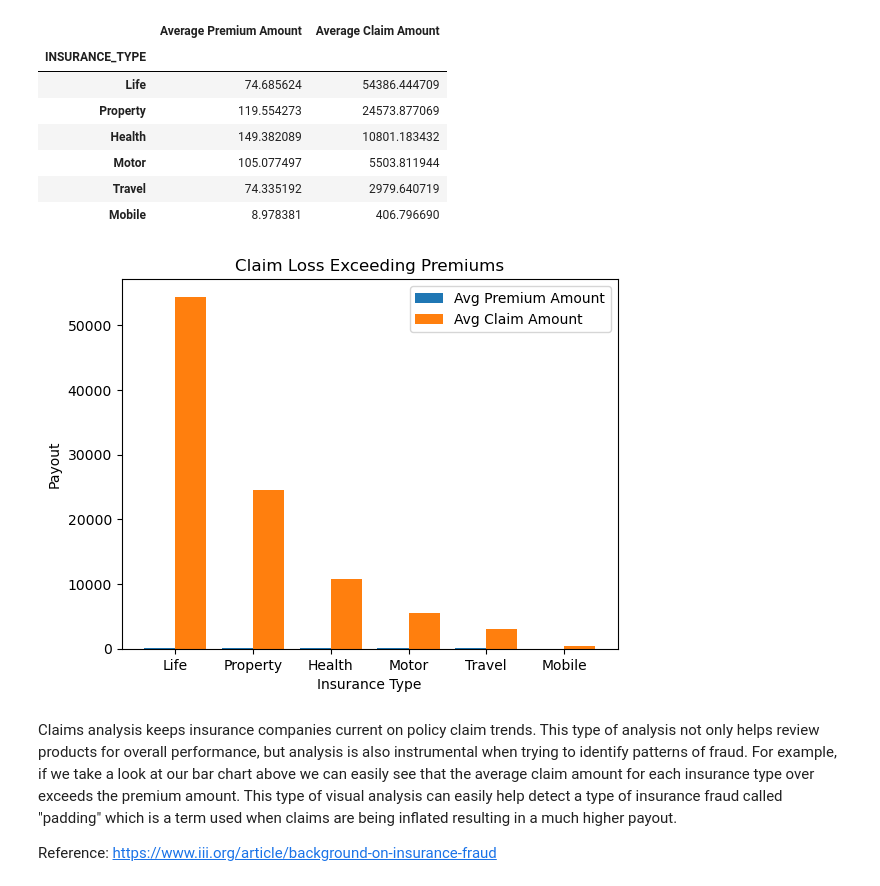
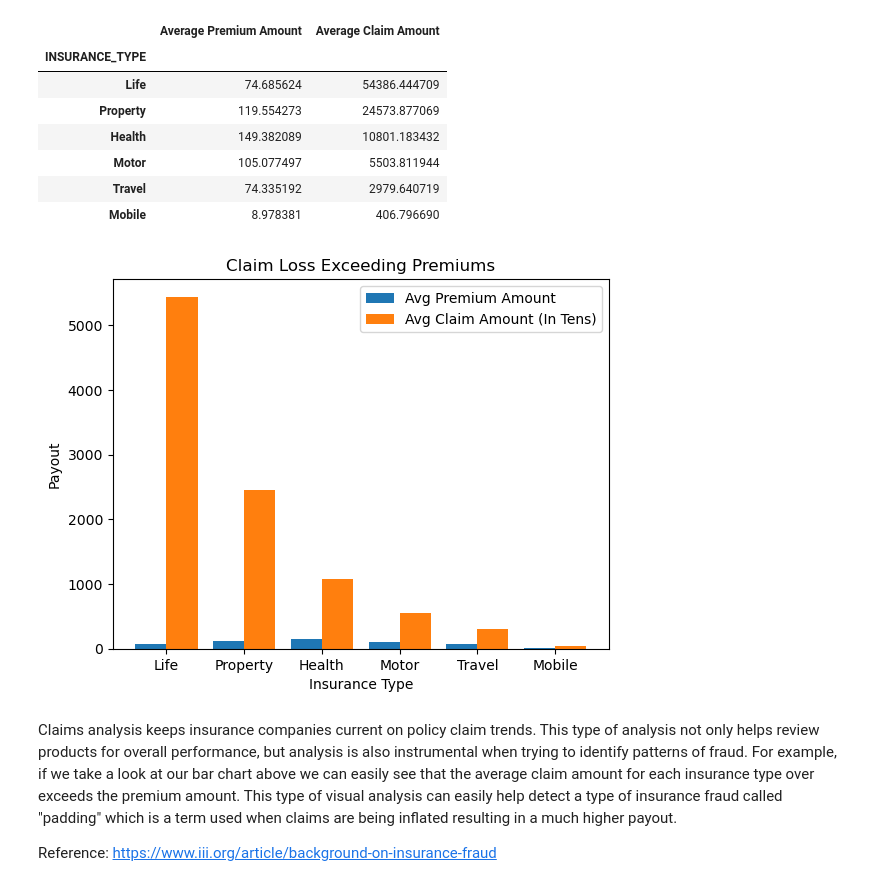
Before and after one commit to JustinS25/Insurance-Claim-Detection, a Jupyter notebook: Code/insurance_claim_valuecounts.ipynb, the cells around one changed output. Drawn from its saved outputs; the diff is of its cells as text; code cells hidden in the pictures.

```diff
--- a/Code/insurance_claim_valuecounts.ipynb
+++ b/Code/insurance_claim_valuecounts.ipynb
@@ -310,28 +310,29 @@ avg_cost_df
 # %%
 # Plot average amount by insurance type
 # Ploting multiple bar charts > https://www.geeksforgeeks.org/plotting-multiple-bar-charts-using-matplotlib-in-python/
 
 x_axis = avg_cost_df.index.values
 x_len = np.arange(len(x_axis))
 premium = avg_cost_df['Average Premium Amount']
-claim = avg_cost_df['Average Claim Amount']
+claim = (avg_cost_df['Average Claim Amount']/10)
 
-# Bar plot info
+# Bar plot
 plt.bar(x_len - 0.2, premium, 0.4, label = 'Avg Premium Amount')
-plt.bar(x_len + 0.2, claim, 0.4, label = 'Avg Claim Amount')
+plt.bar(x_len + 0.2, claim, 0.4, label = 'Avg Claim Amount (In Tens)')
+plt.xticks(x_len, x_axis)
 
 # Label plot
-plt.xticks(x_len, x_axis)
 plt.xlabel('Insurance Type')
 plt.ylabel('Payout')
 plt.title('Claim Loss Exceeding Premiums')
 plt.legend()
+
 # Save plot
-plt.savefig('Images/ClaimLossExceedingPremiums.png')
+plt.savefig('CSV Files/ClaimLossExceedingPremiums.png')
 # Show plot
 plt.show()
 # %% [output]
-[figure, old version]
+[figure, new version]
 # %% [markdown]
 Claims analysis keeps insurance companies current on policy claim trends. This type of analysis not only helps review products for overall performance, but analysis is also instrumental when trying to identify patterns of fraud. For example, if we take a look at our bar chart above we can easily see that the average claim amount for each insurance type over exceeds the premium amount. This type of visual analysis can easily help detect a type of insurance fraud called "padding" which is a term used when claims are being inflated resulting in a much higher payout.
 
```
Also changed, not shown: parts of 7 cells of this notebook, 5 other files.
